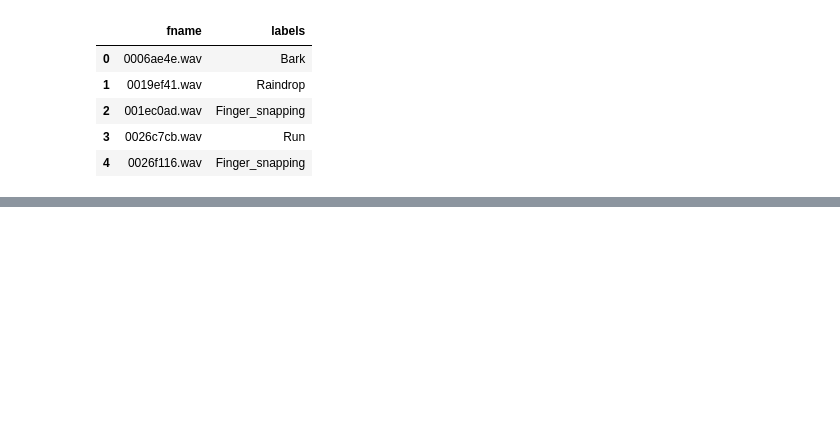
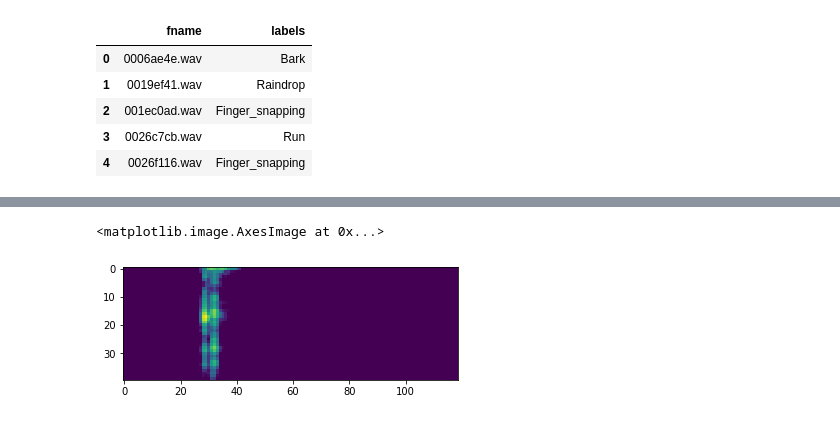
Before and after one commit to ebucheli/FreeSound_GPAT, a Jupyter notebook: Load_data.ipynb, the cells around one changed output, grey strips where cells are left out. Cells and saved outputs as stored; diff of their text form; code cells hidden in the pictures; blank space fills up the shorter version.

```diff
--- a/Load_data.ipynb
+++ b/Load_data.ipynb
@@ -131,0 +160,5 @@ Cheering,Clapping
+# %%
+plt.imshow(librosa.amplitude_to_db(mel))
+# %% [output]
+<matplotlib.image.AxesImage at 0x...>
+[figure, added]
```
Also changed, not shown: parts of 16 cells of this notebook, 2 other files.
